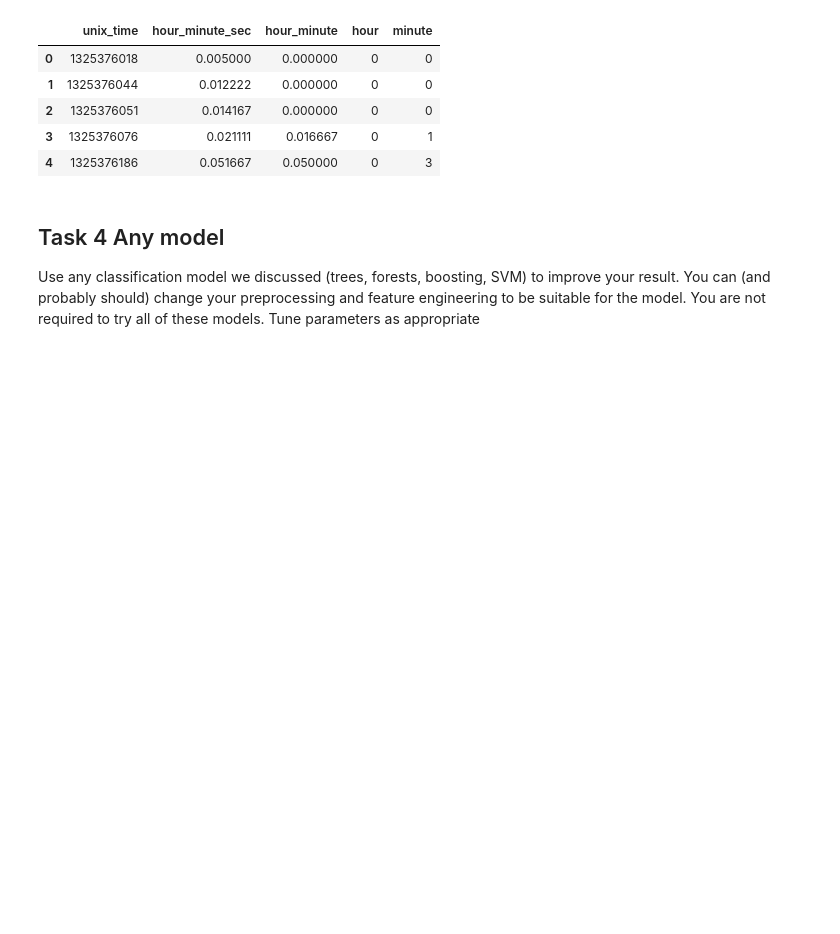
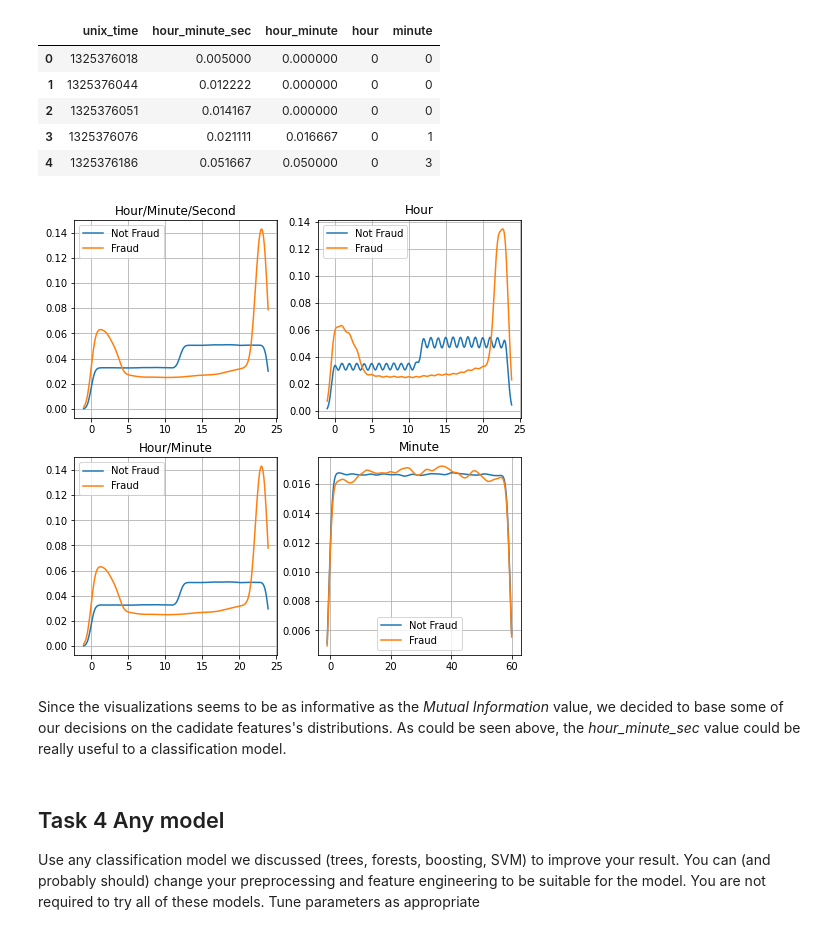
Before and after one commit to Matt88Ac/AdvancedML_Assignment2, a Jupyter notebook: Advanced Machine Learning - HW #2.ipynb, the cells around one changed output. Drawn from its saved outputs; the diff is of its cells as text; code cells hidden in the pictures; blank space fills up the shorter version.

```diff
--- a/Advanced Machine Learning - HW #2.ipynb
+++ b/Advanced Machine Learning - HW #2.ipynb
@@ -631,8 +668,6 @@ However, now, when the data is balanced, the result has improved massively, comp
 We also see that the _Hour_ feature resulting not great, but an ok _Mutual Information_ with the target, and we'll try to improve that moving forward.
 # %%
 x_train = y_train = None
-x_train_new = x_train_new.iloc[N]
-y_train_new = y_train_new[N]
 # %%
 tester = pd.DataFrame()
 tester['unix_time'] = x_train_new['unix_time'].copy()
@@ -649,3 +684,50 @@ tester.head()
 | 2 | 1325376051 | 0.014167 | 0.000000 | 0 | 0 |
 | 3 | 1325376076 | 0.021111 | 0.016667 | 0 | 1 |
 | 4 | 1325376186 | 0.051667 | 0.050000 | 0 | 3 |
+# %%
+plt.figure(figsize=(8, 8))
+
+x = np.arange(-1, 24, 0.1)
+
+plt.subplot(2, 2, 1)
+dens = stats.kde.gaussian_kde(tester.loc[~is_fraud]['hour_minute_sec'])
+plt.grid()
+plt.plot(x, dens(x), label='Not Fraud')
+dens = stats.kde.gaussian_kde(tester.loc[is_fraud]['hour_minute_sec'])
+plt.plot(x, dens(x), label='Fraud')
+plt.title('Hour/Minute/Second')
+plt.legend()
+
+plt.subplot(2, 2, 2)
+dens = stats.kde.gaussian_kde(tester.loc[~is_fraud]['hour'])
+plt.grid()
+plt.plot(x, dens(x), label='Not Fraud')
+dens = stats.kde.gaussian_kde(tester.loc[is_fraud]['hour'])
+plt.plot(x, dens(x), label='Fraud')
+plt.title('Hour')
+plt.legend()
+
+plt.subplot(2, 2, 3)
+dens = stats.kde.gaussian_kde(tester.loc[~is_fraud]['hour_minute'])
+plt.grid()
+plt.plot(x, dens(x), label='Not Fraud')
+dens = stats.kde.gaussian_kde(tester.loc[is_fraud]['hour_minute'])
+plt.plot(x, dens(x), label='Fraud')
+plt.title('Hour/Minute')
+plt.legend()
+
+plt.subplot(2, 2, 4)
+x = np.arange(-1, 60, 0.1)
+dens = stats.kde.gaussian_kde(tester.loc[~is_fraud]['minute'])
+plt.grid()
+plt.plot(x, dens(x), label='Not Fraud')
+dens = stats.kde.gaussian_kde(tester.loc[is_fraud]['minute'])
+plt.plot(x, dens(x), label='Fraud')
+plt.title('Minute')
+plt.legend()
+
+plt.show()
+# %% [output]
+[figure, added]
+# %% [markdown]
+Since the visualizations seems to be as informative as the _Mutual Information_ value, we decided to base some of our decisions on the cadidate features's distributions. As could be seen above, the _hour_minute_sec_ value could be really useful to a classification model.
```
Also changed, not shown: parts of 3 cells of this notebook.
